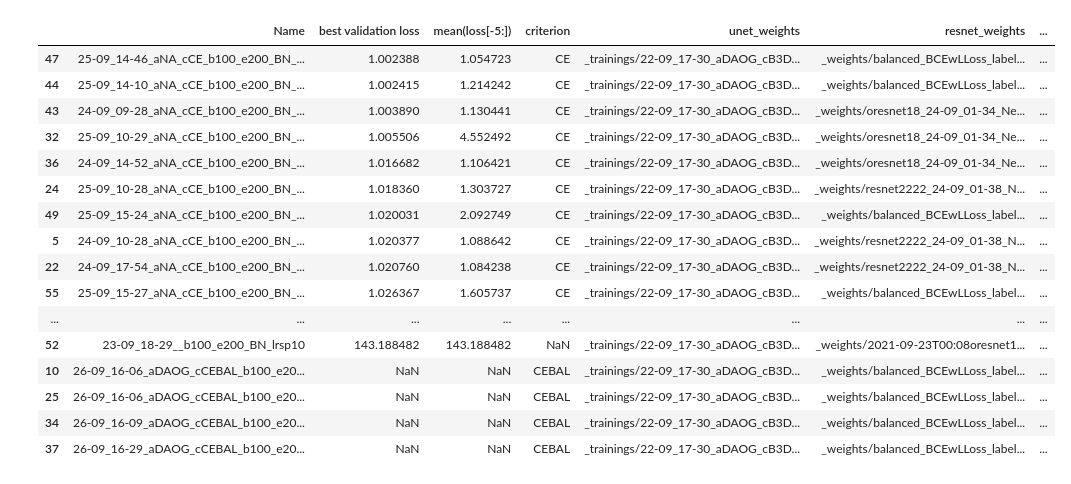
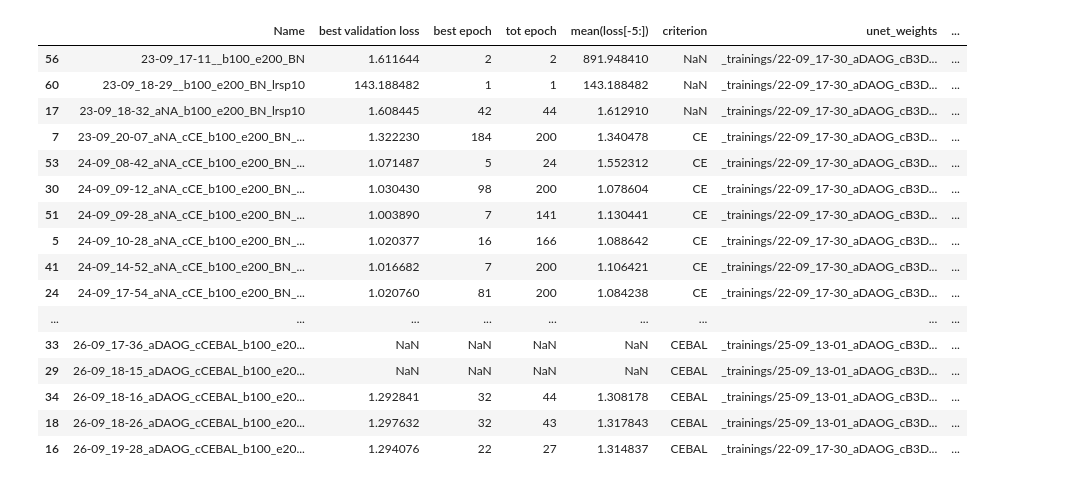
Before and after one commit to CarlaSa/AML_project, a Jupyter notebook: Show Full Training Results.ipynb, the cells around one changed output. Drawn from its saved outputs; the diff is of its cells as text; code cells hidden in the pictures.

Commit message:
plot for full net and full net table

```diff
--- a/Show Full Training Results.ipynb
+++ b/Show Full Training Results.ipynb
@@ -4,7 +4,7 @@ import os
 import json
 import numpy as np
 # %%
-df = pd.DataFrame(columns=["Name", "best validation loss", "mean(loss[-5:])",
+df = pd.DataFrame(columns=["Name", "best validation loss", "best epoch", "tot epoch", "mean(loss[-5:])",
                            "criterion", "unet_weights", "resnet_weights", "resnet_trainable", "augmentation",
                            "batch_size", "do_batch_norm", "adam_regul_factor", "no_dropout", "learning_rate",
                            "lr_sch_patience", "latent_shape", "dropout_conv", "resnet_no_sigmoid_activation",
@@ -27,6 +27,8 @@ def append_data_to_dataframe(df, parent, ignore_keys):
         try:
             loss_val = np.load(os.path.join(path, "_loss_val.npy"))
             config["best validation loss"] = np.min(loss_val)
+            config["best epoch"] = np.argmin(loss_val) + 1
+            config["tot epoch"] = len(loss_val)
             config["mean(loss[-5:])"] = np.mean(loss_val[-5:])
         except:
             pass
@@ -34,6 +36,9 @@ def append_data_to_dataframe(df, parent, ignore_keys):
             config.pop(ig_key, None)
         df = df.append(config, ignore_index=True)
     return df
+# %%
+
+pd.set_option('display.max_rows', None)
 # %%
 parent = "_full_training"
 ignore_keys = ["feature_shape", "resnet_out_shape", "unet_trainable", "path_prefix",
@@ -52,20 +67,20 @@ df = append_data_to_dataframe(df, parent, ignore_keys)
 # %%
-df.sort_values(by=["best validation loss"])
+df.sort_values(by=["Name"])
 # %% [output]
-|  | Name | best validation loss | mean(loss[-5:]) | criterion | unet_weights | resnet_weights | ... |
-| 47 | 25-09_14-46_aNA_cCE_b100_e200_BN_... | 1.002388 | 1.054723 | CE | _trainings/22-09_17-30_aDAOG_cB3D... | _weights/balanced_BCEwLLoss_label... | ... |
-| 44 | 25-09_14-10_aNA_cCE_b100_e200_BN_... | 1.002415 | 1.214242 | CE | _trainings/22-09_17-30_aDAOG_cB3D... | _weights/balanced_BCEwLLoss_label... | ... |
-| 43 | 24-09_09-28_aNA_cCE_b100_e200_BN_... | 1.003890 | 1.130441 | CE | _trainings/22-09_17-30_aDAOG_cB3D... | _weights/oresnet18_24-09_01-34_Ne... | ... |
-| 32 | 25-09_10-29_aNA_cCE_b100_e200_BN_... | 1.005506 | 4.552492 | CE | _trainings/22-09_17-30_aDAOG_cB3D... | _weights/oresnet18_24-09_01-34_Ne... | ... |
-| 36 | 24-09_14-52_aNA_cCE_b100_e200_BN_... | 1.016682 | 1.106421 | CE | _trainings/22-09_17-30_aDAOG_cB3D... | _weights/oresnet18_24-09_01-34_Ne... | ... |
-| 24 | 25-09_10-28_aNA_cCE_b100_e200_BN_... | 1.018360 | 1.303727 | CE | _trainings/22-09_17-30_aDAOG_cB3D... | _weights/resnet2222_24-09_01-38_N... | ... |
-| 49 | 25-09_15-24_aNA_cCE_b100_e200_BN_... | 1.020031 | 2.092749 | CE | _trainings/22-09_17-30_aDAOG_cB3D... | _weights/balanced_BCEwLLoss_label... | ... |
-| 5 | 24-09_10-28_aNA_cCE_b100_e200_BN_... | 1.020377 | 1.088642 | CE | _trainings/22-09_17-30_aDAOG_cB3D... | _weights/resnet2222_24-09_01-38_N... | ... |
-| 22 | 24-09_17-54_aNA_cCE_b100_e200_BN_... | 1.020760 | 1.084238 | CE | _trainings/22-09_17-30_aDAOG_cB3D... | _weights/resnet2222_24-09_01-38_N... | ... |
-| 55 | 25-09_15-27_aNA_cCE_b100_e200_BN_... | 1.026367 | 1.605737 | CE | _trainings/22-09_17-30_aDAOG_cB3D... | _weights/balanced_BCEwLLoss_label... | ... |
-| ... | ... | ... | ... | ... | ... | ... | ... |
-| 52 | 23-09_18-29__b100_e200_BN_lrsp10 | 143.188482 | 143.188482 | NaN | _trainings/22-09_17-30_aDAOG_cB3D... | _weights/2021-09-23T00:08oresnet1... | ... |
-| 10 | 26-09_16-06_aDAOG_cCEBAL_b100_e20... | NaN | NaN | CEBAL | _trainings/22-09_17-30_aDAOG_cB3D... | _weights/balanced_BCEwLLoss_label... | ... |
-| 25 | 26-09_16-06_aDAOG_cCEBAL_b100_e20... | NaN | NaN | CEBAL | _trainings/22-09_17-30_aDAOG_cB3D... | _weights/balanced_BCEwLLoss_label... | ... |
-| 34 | 26-09_16-09_aDAOG_cCEBAL_b100_e20... | NaN | NaN | CEBAL | _trainings/22-09_17-30_aDAOG_cB3D... | _weights/balanced_BCEwLLoss_label... | ... |
-| 37 | 26-09_16-29_aDAOG_cCEBAL_b100_e20... | NaN | NaN | CEBAL | _trainings/22-09_17-30_aDAOG_cB3D... | _weights/balanced_BCEwLLoss_label... | ... |
+|  | Name | best validation loss | best epoch | tot epoch | mean(loss[-5:]) | criterion | unet_weights | ... |
+| 56 | 23-09_17-11__b100_e200_BN | 1.611644 | 2 | 2 | 891.948410 | NaN | _trainings/22-09_17-30_aDAOG_cB3D... | ... |
+| 60 | 23-09_18-29__b100_e200_BN_lrsp10 | 143.188482 | 1 | 1 | 143.188482 | NaN | _trainings/22-09_17-30_aDAOG_cB3D... | ... |
+| 17 | 23-09_18-32_aNA_b100_e200_BN_lrsp10 | 1.608445 | 42 | 44 | 1.612910 | NaN | _trainings/22-09_17-30_aDAOG_cB3D... | ... |
+| 7 | 23-09_20-07_aNA_cCE_b100_e200_BN_... | 1.322230 | 184 | 200 | 1.340478 | CE | _trainings/22-09_17-30_aDAOG_cB3D... | ... |
+| 53 | 24-09_08-42_aNA_cCE_b100_e200_BN_... | 1.071487 | 5 | 24 | 1.552312 | CE | _trainings/22-09_17-30_aDAOG_cB3D... | ... |
+| 30 | 24-09_09-12_aNA_cCE_b100_e200_BN_... | 1.030430 | 98 | 200 | 1.078604 | CE | _trainings/22-09_17-30_aDAOG_cB3D... | ... |
+| 51 | 24-09_09-28_aNA_cCE_b100_e200_BN_... | 1.003890 | 7 | 141 | 1.130441 | CE | _trainings/22-09_17-30_aDAOG_cB3D... | ... |
+| 5 | 24-09_10-28_aNA_cCE_b100_e200_BN_... | 1.020377 | 16 | 166 | 1.088642 | CE | _trainings/22-09_17-30_aDAOG_cB3D... | ... |
+| 41 | 24-09_14-52_aNA_cCE_b100_e200_BN_... | 1.016682 | 7 | 200 | 1.106421 | CE | _trainings/22-09_17-30_aDAOG_cB3D... | ... |
+| 24 | 24-09_17-54_aNA_cCE_b100_e200_BN_... | 1.020760 | 81 | 200 | 1.084238 | CE | _trainings/22-09_17-30_aDAOG_cB3D... | ... |
+| ... | ... | ... | ... | ... | ... | ... | ... | ... |
+| 33 | 26-09_17-36_aDAOG_cCEBAL_b100_e20... | NaN | NaN | NaN | NaN | CEBAL | _trainings/25-09_13-01_aDAOG_cB3D... | ... |
+| 29 | 26-09_18-15_aDAOG_cCEBAL_b100_e20... | NaN | NaN | NaN | NaN | CEBAL | _trainings/25-09_13-01_aDAOG_cB3D... | ... |
+| 34 | 26-09_18-16_aDAOG_cCEBAL_b100_e20... | 1.292841 | 32 | 44 | 1.308178 | CEBAL | _trainings/25-09_13-01_aDAOG_cB3D... | ... |
+| 18 | 26-09_18-26_aDAOG_cCEBAL_b100_e20... | 1.297632 | 32 | 43 | 1.317843 | CEBAL | _trainings/25-09_13-01_aDAOG_cB3D... | ... |
+| 16 | 26-09_19-28_aDAOG_cCEBAL_b100_e20... | 1.294076 | 22 | 27 | 1.314837 | CEBAL | _trainings/22-09_17-30_aDAOG_cB3D... | ... |
```
Also changed, not shown: parts of 3 cells of this notebook.
